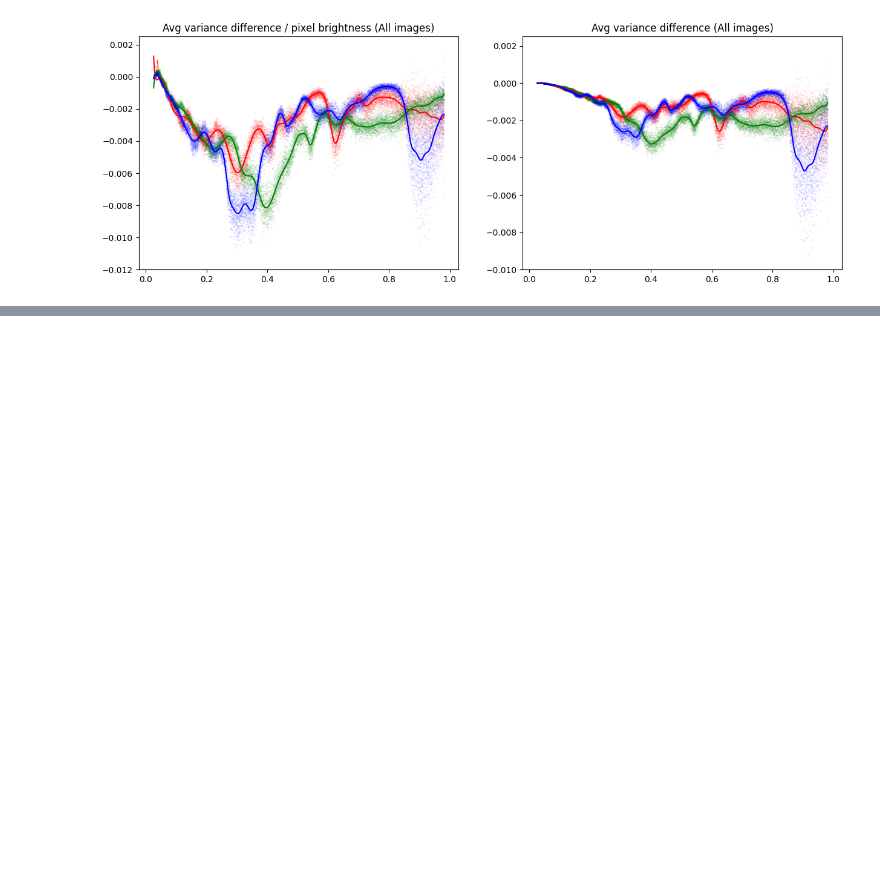
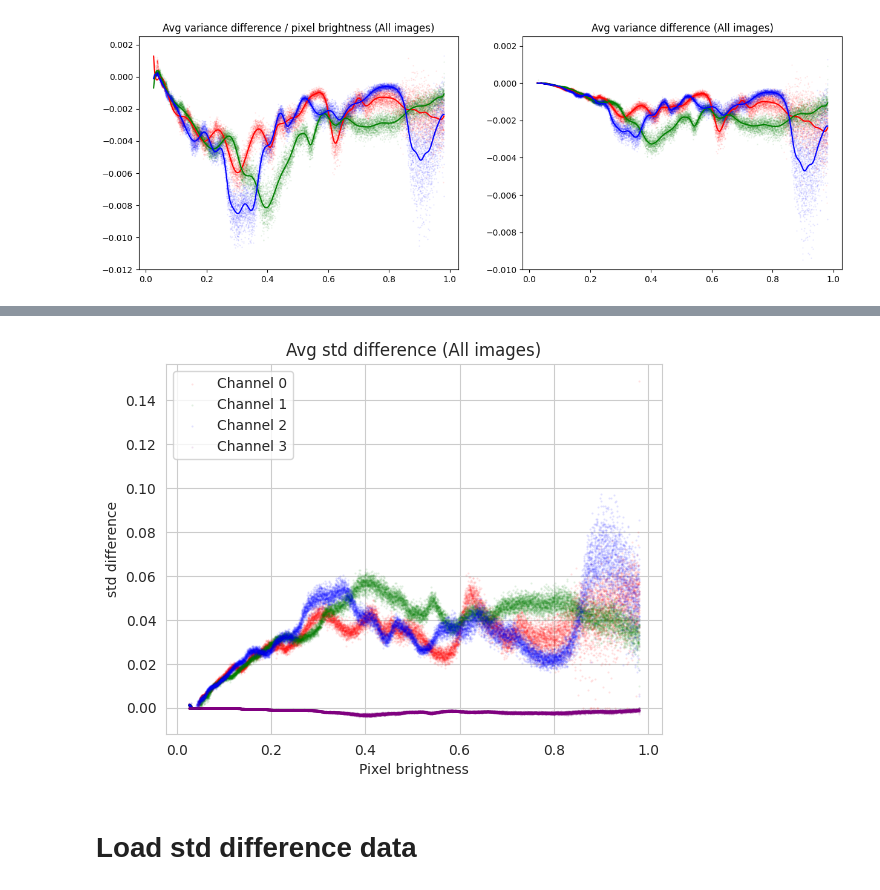
Before and after one commit to ewaMiazga/comp-photo-2025, a Jupyter notebook: variance_brightness_analysis.ipynb, the cells around one changed output, grey strips where cells are left out. Drawn from its saved outputs; the diff is of its cells as text; code cells hidden in the pictures; blank space fills up the shorter version.

```diff
--- a/variance_brightness_analysis.ipynb
+++ b/variance_brightness_analysis.ipynb
@@ -479,0 +499,44 @@ plt.show()
+# %%
+
+# Load the different channels from a file
+var_diff_per_brightness_r = np.load("avg_variance_difference_per_brightness_channel_0.npy")
+var_diff_per_brightness_g1 = np.load("avg_variance_difference_per_brightness_channel_1.npy")
+var_diff_per_brightness_b = np.load("avg_variance_difference_per_brightness_channel_2.npy")
+var_diff_per_brightness_g2 = np.load("avg_variance_difference_per_brightness_channel_3.npy")
+
+std_diff_per_brightness_r = var_diff_per_brightness_r.copy()
+std_diff_per_brightness_r[:,1] = np.sqrt(-np.clip(var_diff_per_brightness_r[:, 1], a_min=None, a_max=0))
+std_diff_per_brightness_g1 = var_diff_per_brightness_g1.copy()
+std_diff_per_brightness_g1[:,1] = np.sqrt(-np.clip(var_diff_per_brightness_g1[:, 1], a_min=None, a_max=0))
+std_diff_per_brightness_b = var_diff_per_brightness_b.copy()
+std_diff_per_brightness_b[:,1] = np.sqrt(-np.clip(var_diff_per_brightness_b[:, 1], a_min=None, a_max=0))
+std_diff_per_brightness_g2 = var_diff_per_brightness_g2.copy()
+
+# Plot the std difference per brightness
+plt.scatter(std_diff_per_brightness_r[:,0], std_diff_per_brightness_r[:,1], s=0.3, color='red', label="Channel 0", alpha=0.1)
+plt.scatter(std_diff_per_brightness_g1[:,0], std_diff_per_brightness_g1[:,1], s=0.3, color='green', label="Channel 1", alpha=0.1)
+plt.scatter(std_diff_per_brightness_b[:,0], std_diff_per_brightness_b[:,1], s=0.3, color='blue', label="Channel 2", alpha=0.1)
+plt.scatter(std_diff_per_brightness_g2[:,0], std_diff_per_brightness_g2[:,1], s=0.3, color='purple', label="Channel 3", alpha=0.1)
+plt.title("Avg std difference (All images)")
+plt.xlabel("Pixel brightness")
+plt.ylabel("std difference")
+plt.legend()
+plt.show()
+
+
+# Process each channel
+# std_diff_smoothed_r = process_channel(var_diff_per_brightness_r)
+# std_diff_smoothed_g1 = process_channel(var_diff_per_brightness_g1)
+# std_diff_smoothed_b = process_channel(var_diff_per_brightness_b)
+# std_diff_smoothed_g2 = process_channel(var_diff_per_brightness_g2)
+# Fit splines to the smoothed data
+# spl_r = fit_spline(std_diff_smoothed_r)
+# spl_g1 = fit_spline(std_diff_smoothed_g1)
+# spl_b = fit_spline(std_diff_smoothed_b)
+# spl_g2 = fit_spline(std_diff_smoothed_g2)
+#     Return the splines
+#     return spl_r, spl_g1, spl_b, spl_g2
+# %% [output]
+[figure, added]
+# %% [markdown]
+# Load std difference data
```
Also changed, not shown: parts of 6 cells of this notebook, 6 other files.
